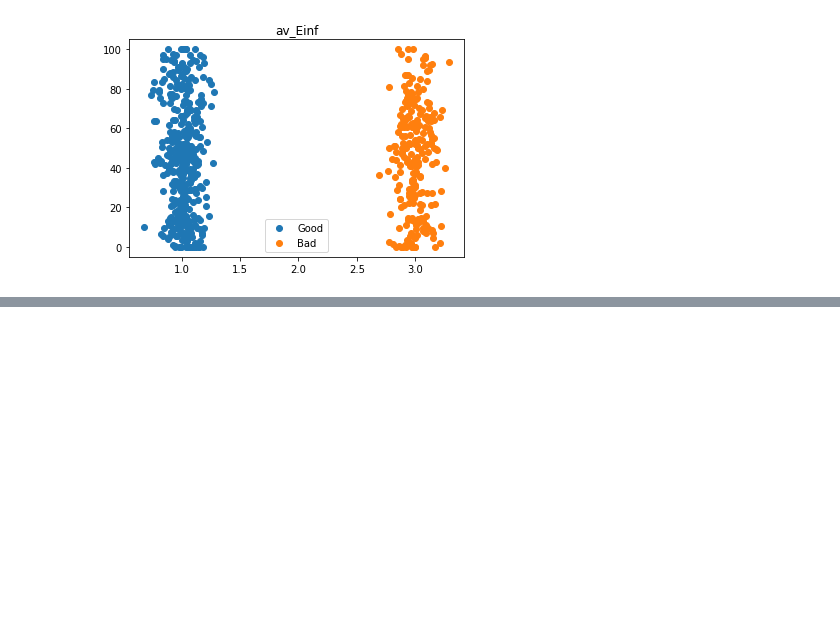
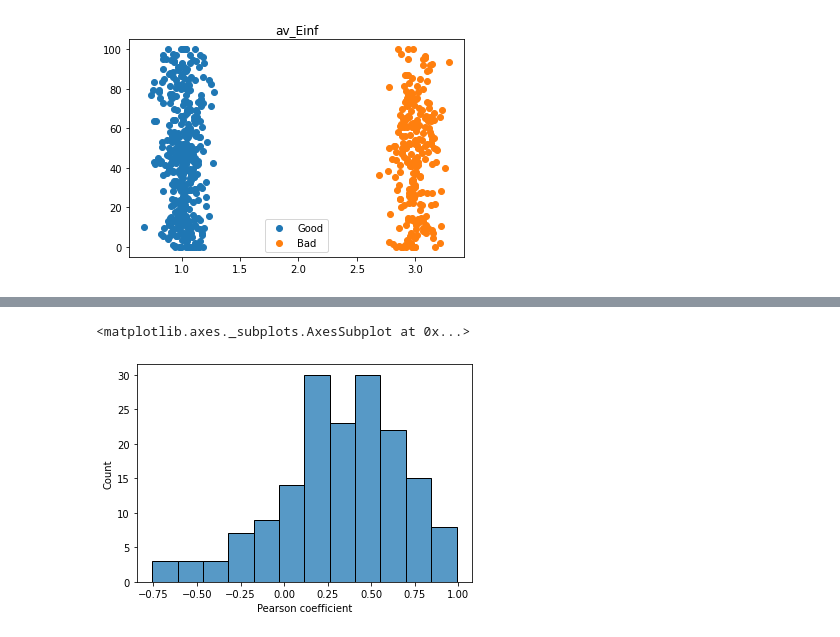
Before and after one commit to edmanft/cat_drug_synergy, a Jupyter notebook: Drug_pair_analysis.ipynb, the cells around one changed output, grey strips where cells are left out. Cells and saved outputs as stored; diff of their text form; code cells hidden in the pictures; blank space fills up the shorter version.

```diff
--- a/Drug_pair_analysis.ipynb
+++ b/Drug_pair_analysis.ipynb
@@ -406,0 +424,6 @@ for feature in ["av_Max conc", "av_IC50", "av_'H", "av_Einf"]:
+# %%
+"Without restriction of cell line"
+sns.histplot(drug_pair_pc["Pearson coefficient"])
+# %% [output]
+<matplotlib.axes._subplots.AxesSubplot at 0x...>
+[figure, added]
```
Also changed, not shown: parts of 13 cells of this notebook.
